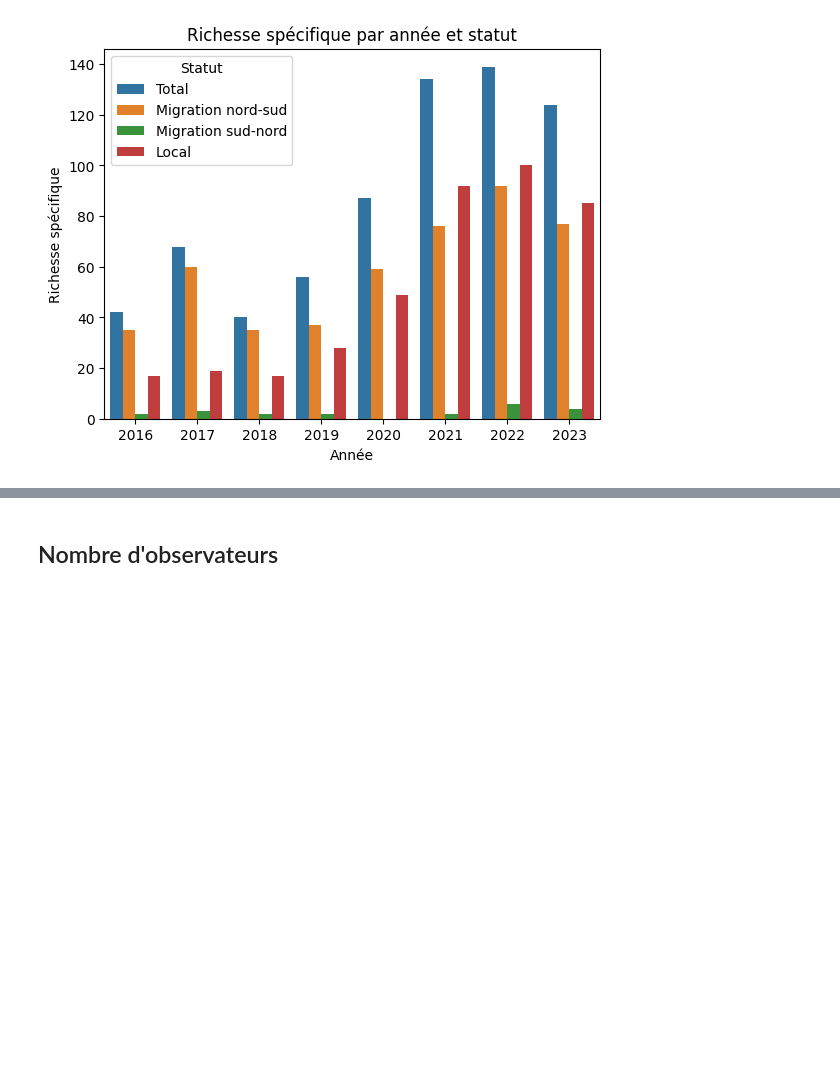
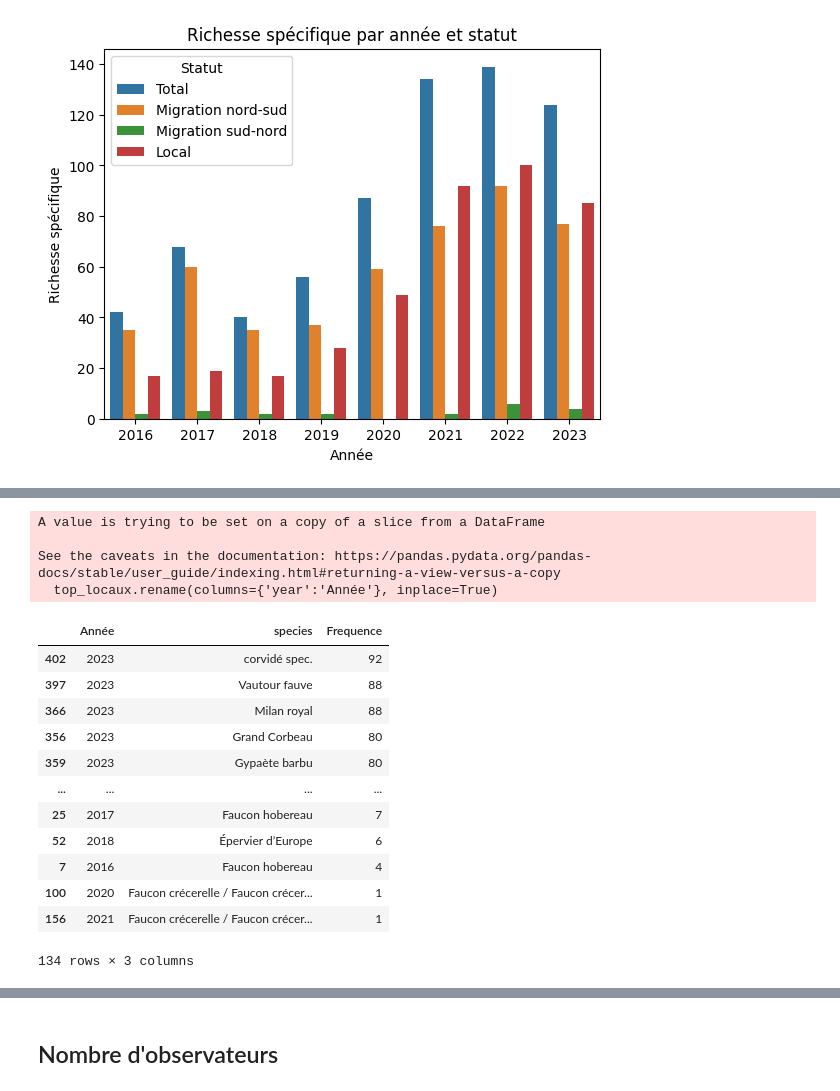
Before and after one commit to amelietatin/oiseaux_cols_libres, a Jupyter notebook: code/4_ocl_data_all_species_analysis.ipynb, the cells around one changed output, grey strips where cells are left out. Cells and saved outputs as stored; diff of their text form; code cells hidden in the pictures; blank space fills up the shorter version.

```diff
--- a/code/4_ocl_data_all_species_analysis.ipynb
+++ b/code/4_ocl_data_all_species_analysis.ipynb
@@ -63,0 +87,22 @@ richesse_specifique = sns.barplot(data=species_richness, x='year', y='Richesse s
+# %%
+top_locaux = freq_locales.loc[freq_locales['species'].isin(top_liste_freq_locales)]
+top_locaux.rename(columns={'year':'Année'}, inplace=True)
+top_locaux
+# %% [output]
+A value is trying to be set on a copy of a slice from a DataFrame
+
+See the caveats in the documentation: https://pandas.pydata.org/pandas-docs/stable/user_guide/indexing.html#returning-a-view-versus-a-copy
+  top_locaux.rename(columns={'year':'Année'}, inplace=True)
+|  | Année | species | Frequence |
+| 402 | 2023 | corvidé spec. | 92 |
+| 397 | 2023 | Vautour fauve | 88 |
+| 366 | 2023 | Milan royal | 88 |
+| 356 | 2023 | Grand Corbeau | 80 |
+| 359 | 2023 | Gypaète barbu | 80 |
+| ... | ... | ... | ... |
+| 25 | 2017 | Faucon hobereau | 7 |
+| 52 | 2018 | Épervier d’Europe | 6 |
+| 7 | 2016 | Faucon hobereau | 4 |
+| 100 | 2020 | Faucon crécerelle / Faucon crécer... | 1 |
+| 156 | 2021 | Faucon crécerelle / Faucon crécer... | 1 |
+134 rows × 3 columns
```
Also changed, not shown: parts of 19 cells of this notebook.
